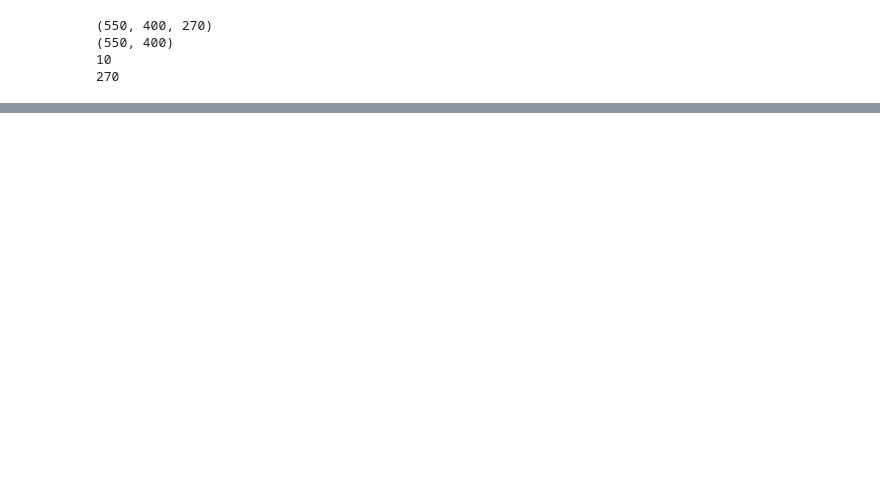
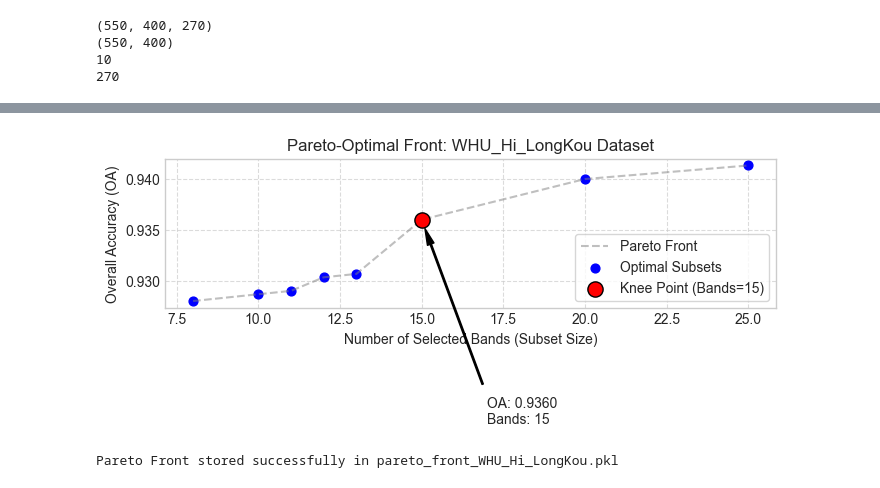
Before and after one commit to rakeshdharma/MO-GSR-BS, a Jupyter notebook: MO-GSR-BS-WuHan_longkou_DS.ipynb, the cells around one changed output, grey strips where cells are left out. Cells and saved outputs as stored; diff of their text form; code cells hidden in the pictures; blank space fills up the shorter version.

```diff
--- a/MO-GSR-BS-WuHan_longkou_DS.ipynb
+++ b/MO-GSR-BS-WuHan_longkou_DS.ipynb
@@ -406,0 +172,6 @@ Knee point of the pareto front:[0, np.int64(1)]
+# %%
+hybrid_similarity_matrix = calc_hybridsim_dissim_matrices()
+num_bands_to_select = int(num_bands*0.3)
+print(num_bands_to_select)
+graph_ranked_bands = rank_bands_graph_reach(hybrid_similarity_matrix, dissimilarity_matrix, num_bands_to_select)
+print(f"Top {num_bands_to_select} sr_nmivi_graph_ranked_bands using weighted graph Ranked Bands: {graph_ranked_bands}")
@@ -406,0 +437,68 @@ Knee point of the pareto front:[0, np.int64(1)]
+# %%
+import matplotlib.pyplot as plt
+import numpy as np
+
+def plot_pareto_with_knee(optimal_front, dataset_name="WHU_Hi_LongKou"):
+    # 1. Extract data from DEAP Pareto Front
+    # x = Number of bands, y = Accuracy
+    x_data = np.array([len(ind) for ind in optimal_front])
+    y_data = np.array([ind.fitness.values[0] for ind in optimal_front])
+
+    # 2. Sort by number of bands for a clean line plot
+    sort_idx = np.argsort(x_data)
+    x_sort = x_data[sort_idx]
+    y_sort = y_data[sort_idx]
+
+    # 3. Find Knee Point (Distance to Ideal Point Method)
+    # Normalize to [0, 1] so scales don't bias the distance
+    x_norm = (x_sort - x_sort.min()) / (x_sort.max() - x_sort.min())
+    y_norm = (y_sort - y_sort.min()) / (y_sort.max() - y_sort.min())
+
+    # Ideal point is (min_bands, max_accuracy) -> (0, 1) in normalized space
+    distances = np.sqrt((x_norm - 0)**2 + (y_norm - 1)**2)
+    knee_idx = np.argmin(distances)
+
+    knee_x = x_sort[knee_idx]
+    knee_y = y_sort[knee_idx]
+
+    # 4. Plotting (IEEE Style)
+    plt.figure(figsize=(7, 5))
+    plt.style.use('seaborn-v0_8-whitegrid')
+
+    # Plot the full front
+    plt.plot(x_sort, y_sort, '--', color='gray', alpha=0.5, label='Pareto Front')
+    plt.scatter(x_sort, y_sort, color='blue', s=40, label='Optimal Subsets')
+
+    # Highlight the Knee Point
+    plt.scatter(knee_x, knee_y, color='red', s=120, edgecolors='black',
+                zorder=5, label=f'Knee Point (Bands={knee_x})')
+
+    # Annotate the Knee
+    plt.annotate(f'OA: {knee_y:.4f}\nBands: {knee_x}',
+                 xy=(knee_x, knee_y), xytext=(knee_x+2, knee_y-0.02),
+                 arrowprops=dict(facecolor='black', shrink=0.05, width=1, headwidth=5))
+
+    plt.title(f"Pareto-Optimal Front: {dataset_name} Dataset", fontsize=12)
+    plt.xlabel("Number of Selected Bands (Subset Size)", fontsize=10)
+    plt.ylabel("Overall Accuracy (OA)", fontsize=10)
+    plt.legend(loc='lower right', frameon=True)
+    plt.grid(True, linestyle='--', alpha=0.7)
+
+    plt.tight_layout()
+    plt.savefig(f"pareto_{dataset_name.lower()}.pdf", dpi=300) # Save as vector PDF
+    plt.show()
+
+# draw chart
+plot_pareto_with_knee(optimal_front, "WHU_Hi_LongKou")
+# %% [output]
+[figure, added]
+# %%
+# Save Pareto front optimal subsets to file
+import pickle
+filename = "pareto_front_WHU_Hi_LongKou.pkl"
+with open(filename, "wb") as f:
+    # We convert to a list because ParetoFront is a special DEAP object
+    pickle.dump(list(optimal_front), f)
+print(f"Pareto Front stored successfully in {filename}")
+# %% [output]
+Pareto Front stored successfully in pareto_front_WHU_Hi_LongKou.pkl
```
Also changed, not shown: parts of 14 cells of this notebook.
